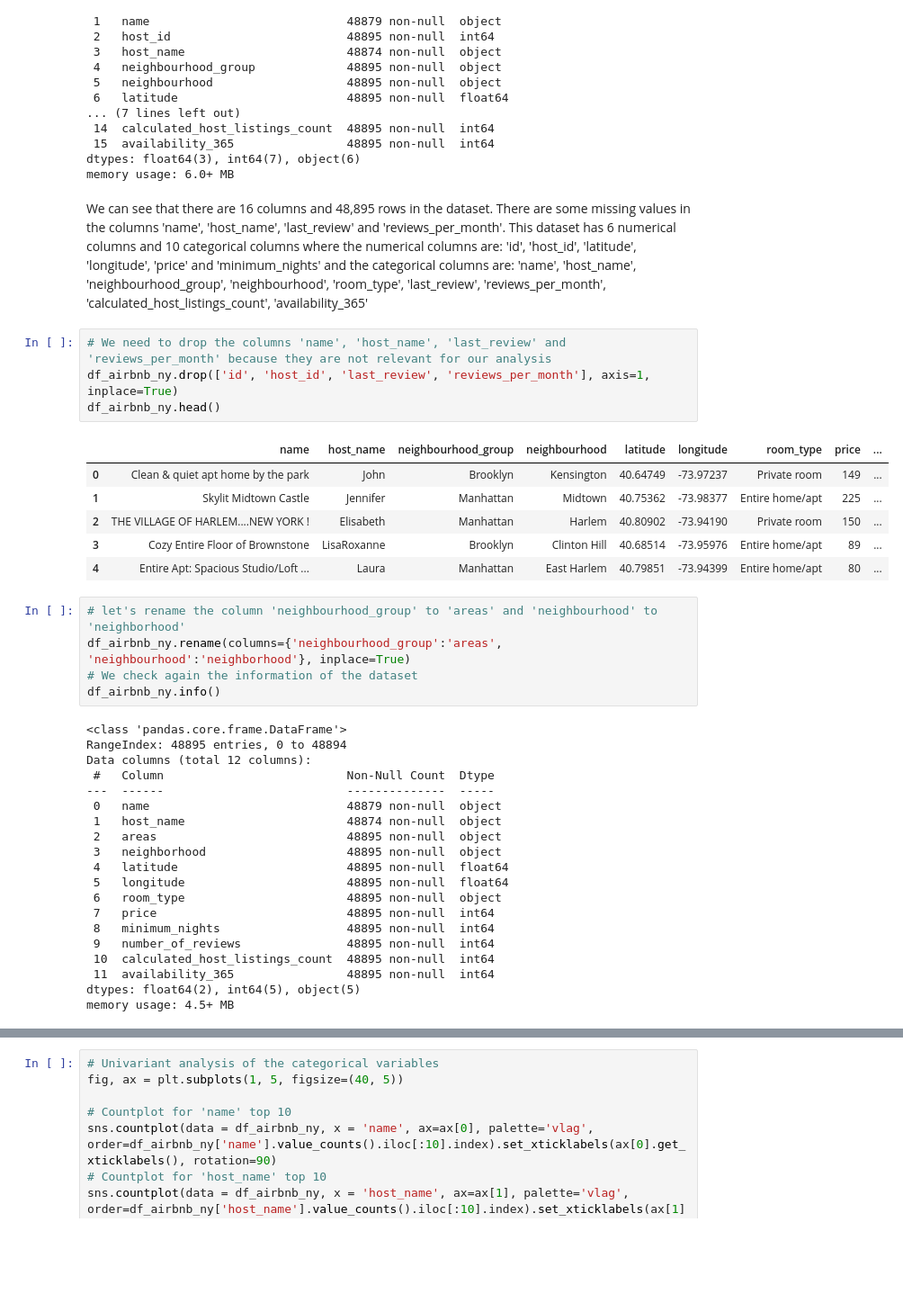
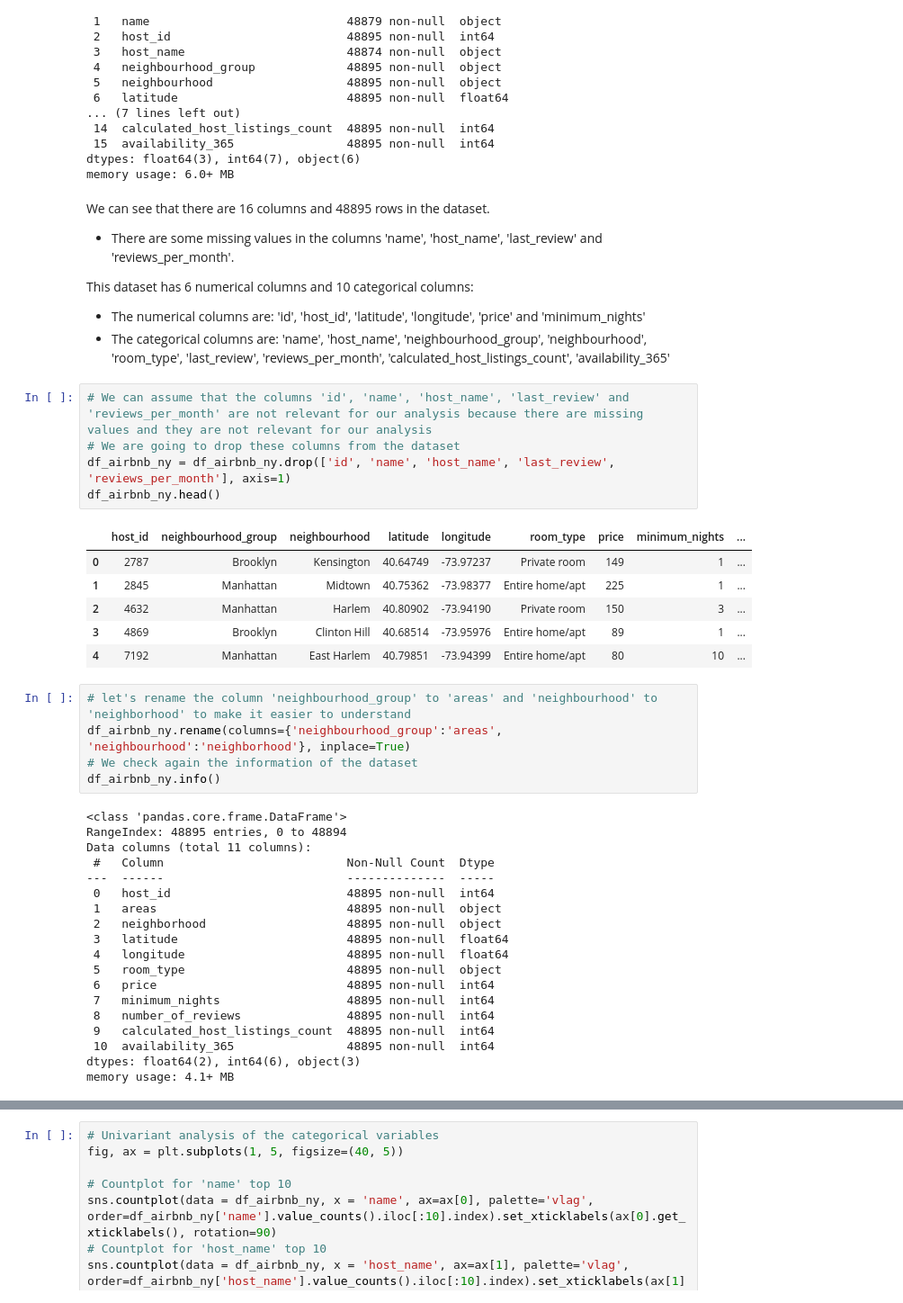
Before and after one commit to fevc08/new_york_city_airbnb_eda, a Jupyter notebook: src/explore.ipynb, the cells around one changed output, grey strips where cells are left out. Shown at 90% size. Saved outputs shown, nothing was run; the diff lists cells and outputs as text; blank space fills up the shorter version.

```diff
--- a/src/explore.ipynb
+++ b/src/explore.ipynb
@@ -51,40 +51,45 @@ Data columns (total 16 columns):
 dtypes: float64(3), int64(7), object(6)
 memory usage: 6.0+ MB
 # %% [markdown]
-We can see that there are 16 columns and 48,895 rows in the dataset. There are some missing values in the columns 'name', 'host_name', 'last_review' and 'reviews_per_month'. This dataset has 6 numerical columns and 10 categorical columns where the numerical columns are: 'id', 'host_id', 'latitude', 'longitude', 'price' and 'minimum_nights' and the categorical columns are: 'name', 'host_name', 'neighbourhood_group', 'neighbourhood', 'room_type', 'last_review', 'reviews_per_month', 'calculated_host_listings_count', 'availability_365'
+We can see that there are 16 columns and 48895 rows in the dataset.
+- There are some missing values in the columns 'name', 'host_name', 'last_review' and 'reviews_per_month'.
+
+This dataset has 6 numerical columns and 10 categorical columns:
+- The numerical columns are: 'id', 'host_id', 'latitude', 'longitude', 'price' and 'minimum_nights'
+- The categorical columns are: 'name', 'host_name', 'neighbourhood_group', 'neighbourhood', 'room_type', 'last_review', 'reviews_per_month', 'calculated_host_listings_count', 'availability_365'
 # %%
-# We need to drop the columns 'name', 'host_name', 'last_review' and 'reviews_per_month' because they are not relevant for our analysis
-df_airbnb_ny.drop(['id', 'host_id', 'last_review', 'reviews_per_month'], axis=1, inplace=True)
+# We can assume that the columns 'id', 'name', 'host_name', 'last_review' and 'reviews_per_month' are not relevant for our analysis because there are missing values and they are not relevant for our analysis
+# We are going to drop these columns from the dataset
+df_airbnb_ny = df_airbnb_ny.drop(['id', 'name', 'host_name', 'last_review', 'reviews_per_month'], axis=1)
 df_airbnb_ny.head()
 # %% [output]
-|  | name | host_name | neighbourhood_group | neighbourhood | latitude | longitude | room_type | price | ... |
-| 0 | Clean & quiet apt home by the park | John | Brooklyn | Kensington | 40.64749 | -73.97237 | Private room | 149 | ... |
-| 1 | Skylit Midtown Castle | Jennifer | Manhattan | Midtown | 40.75362 | -73.98377 | Entire home/apt | 225 | ... |
-| 2 | THE VILLAGE OF HARLEM....NEW YORK ! | Elisabeth | Manhattan | Harlem | 40.80902 | -73.94190 | Private room | 150 | ... |
-| 3 | Cozy Entire Floor of Brownstone | LisaRoxanne | Brooklyn | Clinton Hill | 40.68514 | -73.95976 | Entire home/apt | 89 | ... |
-| 4 | Entire Apt: Spacious Studio/Loft ... | Laura | Manhattan | East Harlem | 40.79851 | -73.94399 | Entire home/apt | 80 | ... |
+|  | host_id | neighbourhood_group | neighbourhood | latitude | longitude | room_type | price | minimum_nights | ... |
+| 0 | 2787 | Brooklyn | Kensington | 40.64749 | -73.97237 | Private room | 149 | 1 | ... |
+| 1 | 2845 | Manhattan | Midtown | 40.75362 | -73.98377 | Entire home/apt | 225 | 1 | ... |
+| 2 | 4632 | Manhattan | Harlem | 40.80902 | -73.94190 | Private room | 150 | 3 | ... |
+| 3 | 4869 | Brooklyn | Clinton Hill | 40.68514 | -73.95976 | Entire home/apt | 89 | 1 | ... |
+| 4 | 7192 | Manhattan | East Harlem | 40.79851 | -73.94399 | Entire home/apt | 80 | 10 | ... |
 # %%
-# let's rename the column 'neighbourhood_group' to 'areas' and 'neighbourhood' to 'neighborhood'
+# let's rename the column 'neighbourhood_group' to 'areas' and 'neighbourhood' to 'neighborhood' to make it easier to understand
 df_airbnb_ny.rename(columns={'neighbourhood_group':'areas', 'neighbourhood':'neighborhood'}, inplace=True)
 # We check again the information of the dataset
 df_airbnb_ny.info()
 # %% [output]
 <class 'pandas.core.frame.DataFrame'>
 RangeIndex: 48895 entries, 0 to 48894
-Data columns (total 12 columns):
+Data columns (total 11 columns):
  #   Column                          Non-Null Count  Dtype
 ---  ------                          --------------  -----
- 0   name                            48879 non-null  object
- 1   host_name                       48874 non-null  object
- 2   areas                           48895 non-null  object
- 3   neighborhood                    48895 non-null  object
- 4   latitude                        48895 non-null  float64
- 5   longitude                       48895 non-null  float64
- 6   room_type                       48895 non-null  object
- 7   price                           48895 non-null  int64
- 8   minimum_nights                  48895 non-null  int64
- 9   number_of_reviews               48895 non-null  int64
- 10  calculated_host_listings_count  48895 non-null  int64
- 11  availability_365                48895 non-null  int64
-dtypes: float64(2), int64(5), object(5)
-memory usage: 4.5+ MB
+ 0   host_id                         48895 non-null  int64
+ 1   areas                           48895 non-null  object
+ 2   neighborhood                    48895 non-null  object
+ 3   latitude                        48895 non-null  float64
+ 4   longitude                       48895 non-null  float64
+ 5   room_type                       48895 non-null  object
+ 6   price                           48895 non-null  int64
+ 7   minimum_nights                  48895 non-null  int64
+ 8   number_of_reviews               48895 non-null  int64
+ 9   calculated_host_listings_count  48895 non-null  int64
+ 10  availability_365                48895 non-null  int64
+dtypes: float64(2), int64(6), object(3)
+memory usage: 4.1+ MB
```
Also changed, not shown: parts of 6 cells of this notebook.
